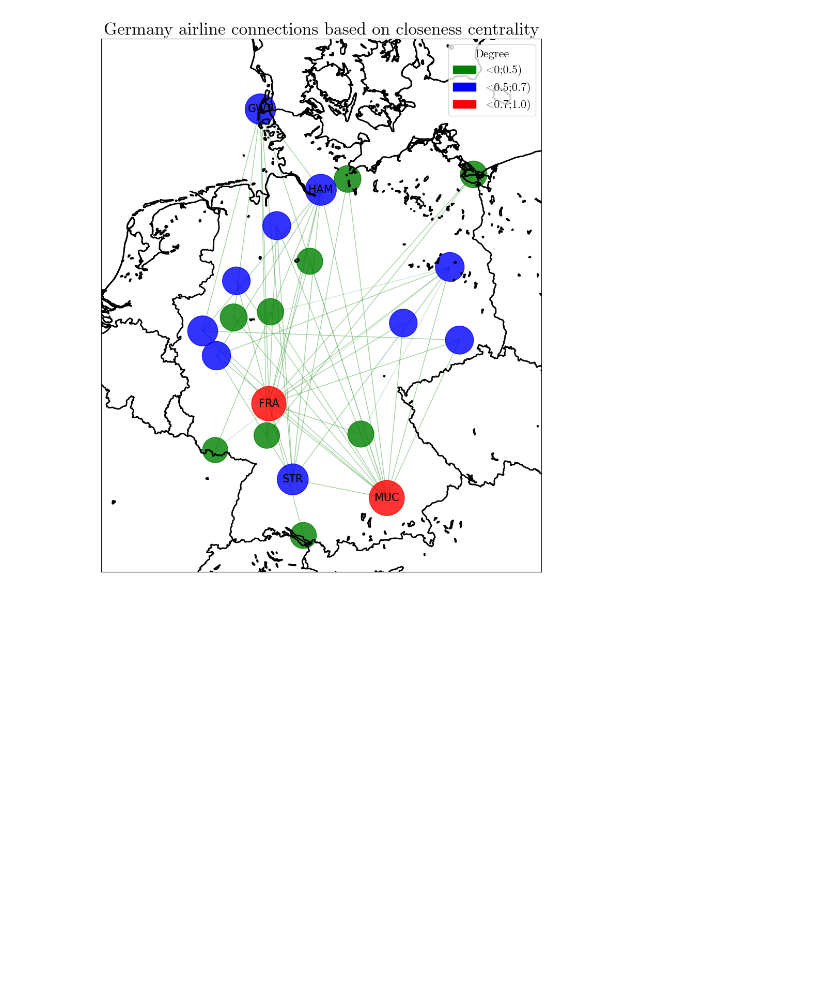
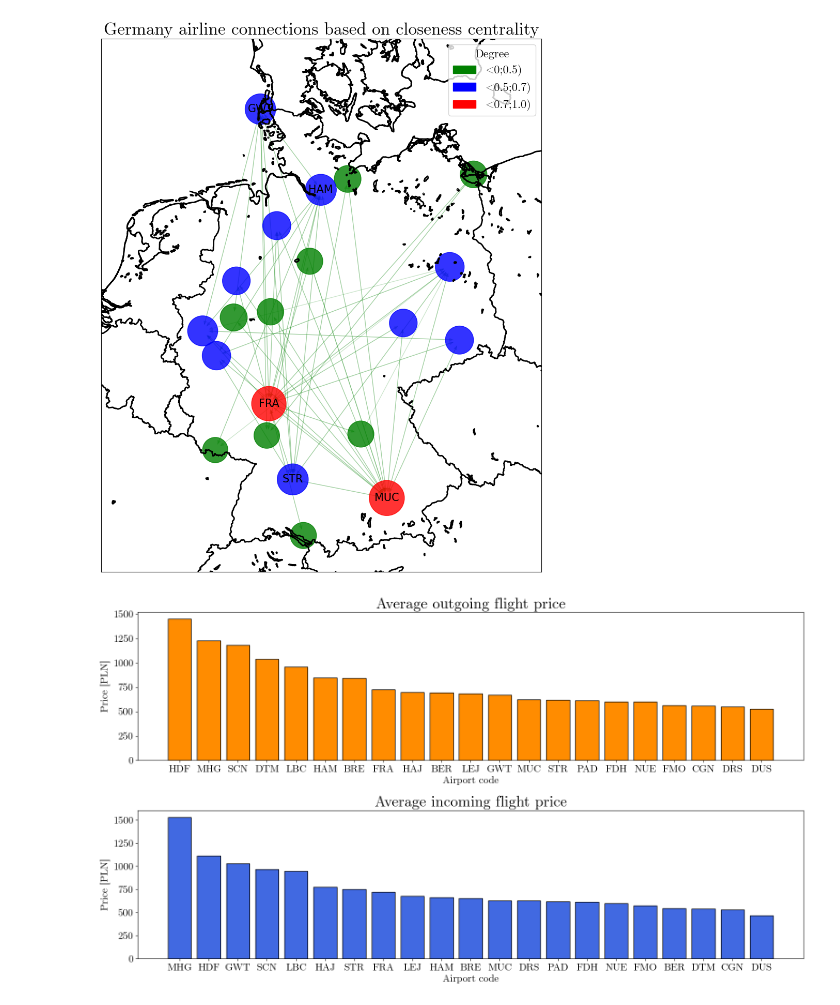
Before and after one commit to hbrt-rdzk/german-airline-connections, a Jupyter notebook: visualizations.ipynb, the cells around one changed output. Cells and saved outputs as stored; diff of their text form; code cells hidden in the pictures; blank space fills up the shorter version.

```diff
--- a/visualizations.ipynb
+++ b/visualizations.ipynb
@@ -419,3 +419,68 @@ plt.savefig(
 )
 # %% [output]
 [figure]
+# %%
+from statistics import mean
+
+outgoing_weights = {}
+ingoing_weights = {}
+total_weights = {}
+
+for node in graph.nodes:
+    outgoing_edges = graph.out_edges(node)
+    ingoing_edges = graph.in_edges(node)
+    outgoing_weights[node] = []
+    ingoing_weights[node] = []
+    total_weights[node] = []
+
+    for edge in outgoing_edges:
+        weight = nx.path_weight(graph, path=[edge[0], edge[1]], weight="Cost")
+        outgoing_weights[node].append(weight)
+        total_weights[node].append(weight)
+
+    for edge in ingoing_edges:
+        weight = nx.path_weight(graph, path=[edge[0], edge[1]], weight="Cost")
+        ingoing_weights[node].append(weight)
+        total_weights[node].append(weight)
+
+    outgoing_weights[node] = float(mean(outgoing_weights[node]))
+    ingoing_weights[node] = float(mean(ingoing_weights[node]))
+    total_weights[node] = float(mean(total_weights[node]))
+
+mean_outgoing_weights = sorted(
+    outgoing_weights.items(), key=lambda x: x[1], reverse=True
+)
+mean_ingoing_weights = sorted(ingoing_weights.items(), key=lambda x: x[1], reverse=True)
+mean_total_weights = sorted(total_weights.items(), key=lambda x: x[1], reverse=True)
+
+figure, axes = plt.subplots(2, 1, figsize=(16, 9))
+axes[0].bar(
+    [n for n, v in mean_outgoing_weights],
+    [v for n, v in mean_outgoing_weights],
+    color="darkorange",
+    width=0.8,
+    edgecolor="black",
+)
+axes[0].set_xlabel("Airport code")
+axes[0].set_ylabel("Price [PLN]")
+axes[0].set_title("Average outgoing flight price", fontsize=24)
+
+axes[1].bar(
+    [n for n, v in mean_ingoing_weights],
+    [v for n, v in mean_ingoing_weights],
+    color="royalblue",
+    width=0.8,
+    edgecolor="black",
+)
+axes[1].set_xlabel("Airport code")
+axes[1].set_ylabel("Price [PLN]")
+axes[1].set_title("Average incoming flight price", fontsize=24)
+
+plt.tight_layout()
+plt.savefig(
+    "images/incoming_outgoing_price_comparison_barplot.png",
+    bbox_inches="tight",
+    dpi=400,
+)
+# %% [output]
+[figure, added]
```
Also changed, not shown: parts of 10 cells of this notebook, 8 other files.
